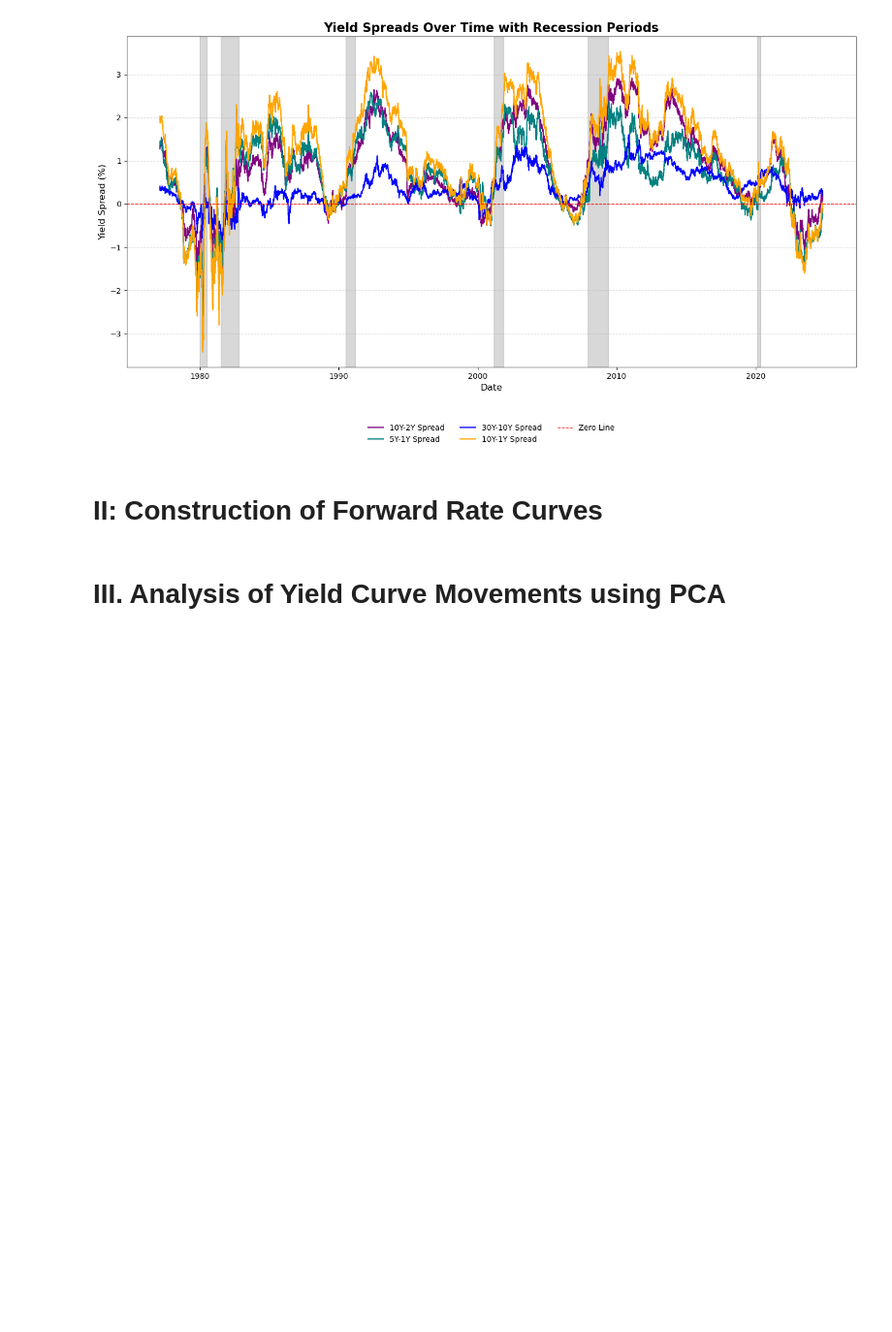
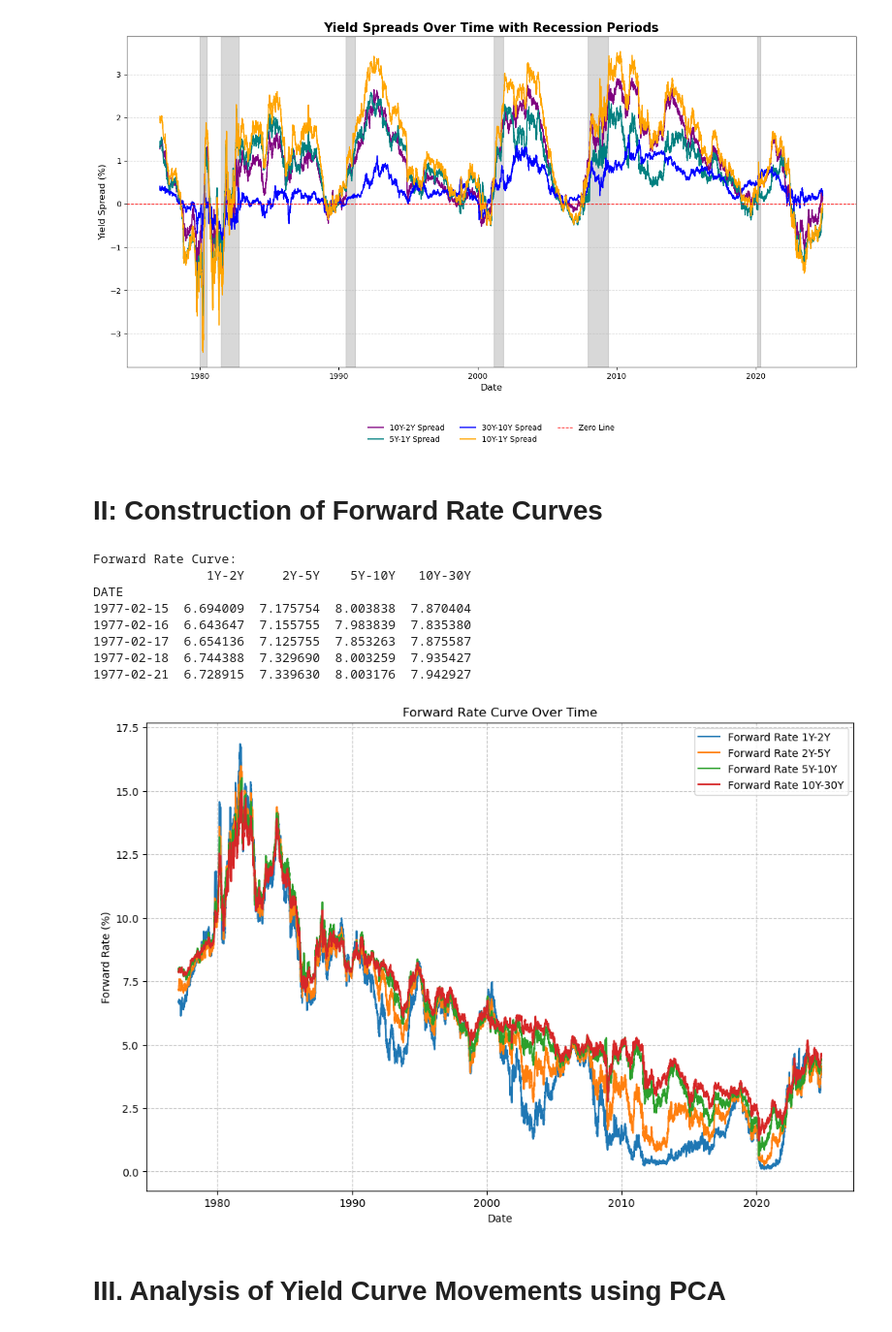
Before and after one commit to atkrish0/numerical-analysis-rbs, a Jupyter notebook: project/v1.ipynb, the cells around one changed output. Shown at 97% size. Cells and saved outputs as stored; diff of their text form; code cells hidden in the pictures; blank space fills up the shorter version.

```diff
--- a/project/v1.ipynb
+++ b/project/v1.ipynb
@@ -255,5 +257,53 @@ plt.show()
 [figure]
 # %% [markdown]
 # II: Construction of Forward Rate Curves
+# %%
+# Define a function to calculate forward rates between consecutive maturities
+def calculate_forward_rate(yield_curve, t1, t2):
+    """
+    Calculate the forward rate between two maturities, t1 and t2.
+    yield_curve: DataFrame containing spot rates for different maturities.
+    t1, t2: Two consecutive maturities in years (e.g., 1, 2, 5, 10, 30).
+    """
+    # Spot rates for maturities t1 and t2
+    r_t1 = yield_curve[f"{t1}Y"]
+    r_t2 = yield_curve[f"{t2}Y"]
+
+    # Calculate forward rate
+    forward_rate = ((1 + r_t2 / 100) ** t2 / (1 + r_t1 / 100) ** t1) ** (1 / (t2 - t1)) - 1
+    return forward_rate * 100  # Convert to percentage
+
+# Calculate forward rates for consecutive pairs of maturities
+forward_curve = pd.DataFrame(index=yc.index)
+forward_curve['1Y-2Y'] = calculate_forward_rate(yc, 1, 2)
+forward_curve['2Y-5Y'] = calculate_forward_rate(yc, 2, 5)
+forward_curve['5Y-10Y'] = calculate_forward_rate(yc, 5, 10)
+forward_curve['10Y-30Y'] = calculate_forward_rate(yc, 10, 30)
+
+# Display the calculated forward rate curve
+print("Forward Rate Curve:")
+print(forward_curve.head())
+
+# Plot the forward rate curves over time
+plt.figure(figsize=(12, 8))
+for column in forward_curve.columns:
+    plt.plot(forward_curve.index, forward_curve[column], label=f"Forward Rate {column}")
+
+plt.title("Forward Rate Curve Over Time")
+plt.xlabel("Date")
+plt.ylabel("Forward Rate (%)")
+plt.legend()
+plt.grid(True, linestyle='--', alpha=0.7)
+plt.show()
+# %% [output]
+Forward Rate Curve:
+               1Y-2Y     2Y-5Y    5Y-10Y   10Y-30Y
+DATE
+1977-02-15  6.694009  7.175754  8.003838  7.870404
+1977-02-16  6.643647  7.155755  7.983839  7.835380
+1977-02-17  6.654136  7.125755  7.853263  7.875587
+1977-02-18  6.744388  7.329690  8.003259  7.935427
+1977-02-21  6.728915  7.339630  8.003176  7.942927
+[figure, added]
 # %% [markdown]
 # III. Analysis of Yield Curve Movements using PCA
```
Also changed, not shown: parts of 3 cells of this notebook.
